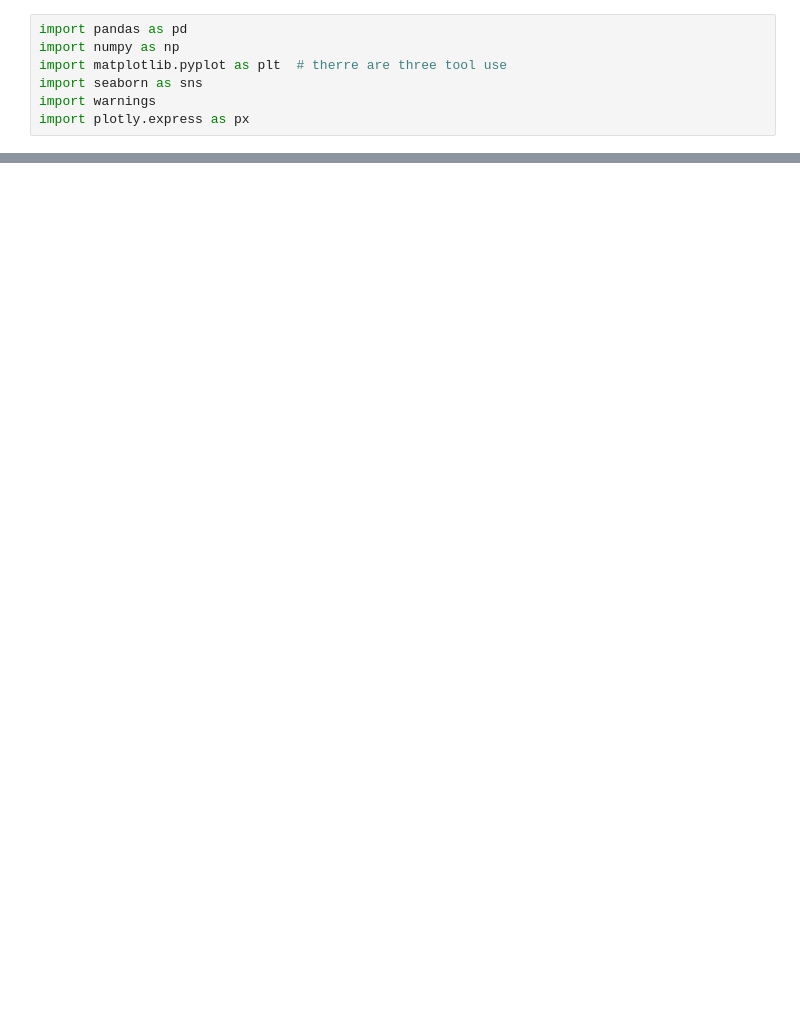
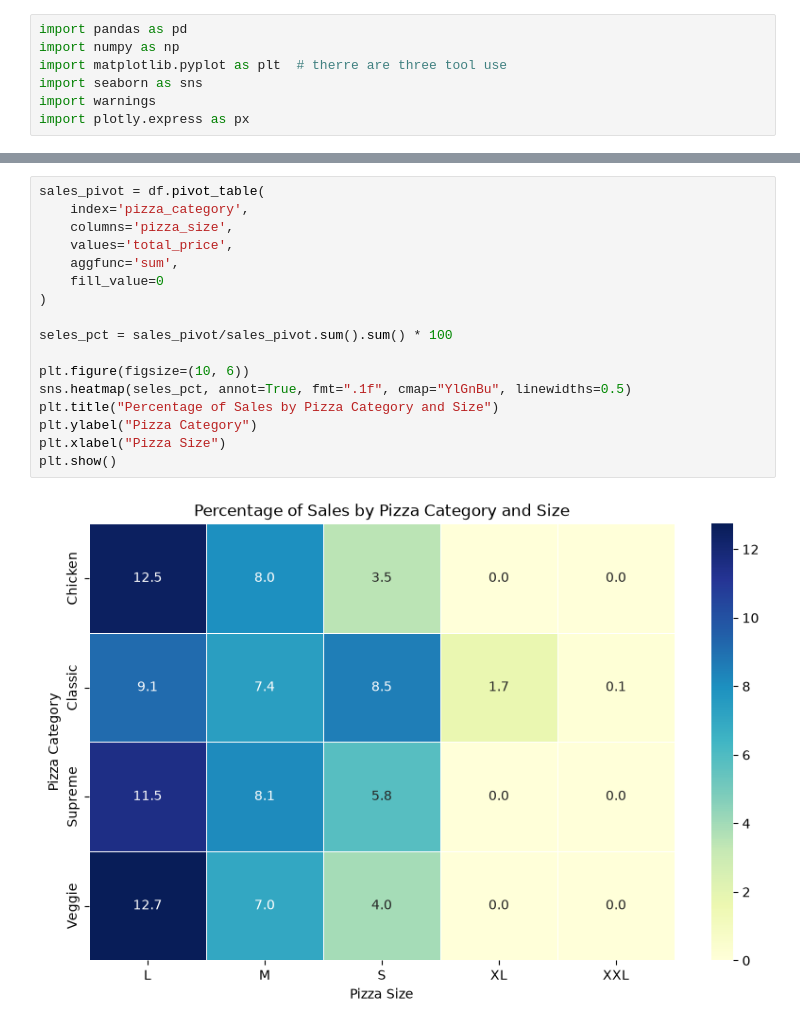
Before and after one commit to AbhishekSonune/PizzaData_Analysis, a Jupyter notebook: power.ipynb, the cells around one changed output, grey strips where cells are left out. Cells and saved outputs as stored; diff of their text form; blank space fills up the shorter version.

```diff
--- a/power.ipynb
+++ b/power.ipynb
@@ -12,0 +376,19 @@ FileNotFoundError: [Errno 2] No such file or directory: 'C:\\Users\\kunal\\OneDr
+# %%
+sales_pivot = df.pivot_table(
+    index='pizza_category',
+    columns='pizza_size',
+    values='total_price',
+    aggfunc='sum',
+    fill_value=0
+)
+
+seles_pct = sales_pivot/sales_pivot.sum().sum() * 100
+
+plt.figure(figsize=(10, 6))
+sns.heatmap(seles_pct, annot=True, fmt=".1f", cmap="YlGnBu", linewidths=0.5)
+plt.title("Percentage of Sales by Pizza Category and Size")
+plt.ylabel("Pizza Category")
+plt.xlabel("Pizza Size")
+plt.show()
+# %% [output]
+[figure, added]
```
Also changed, not shown: parts of 23 cells of this notebook.
